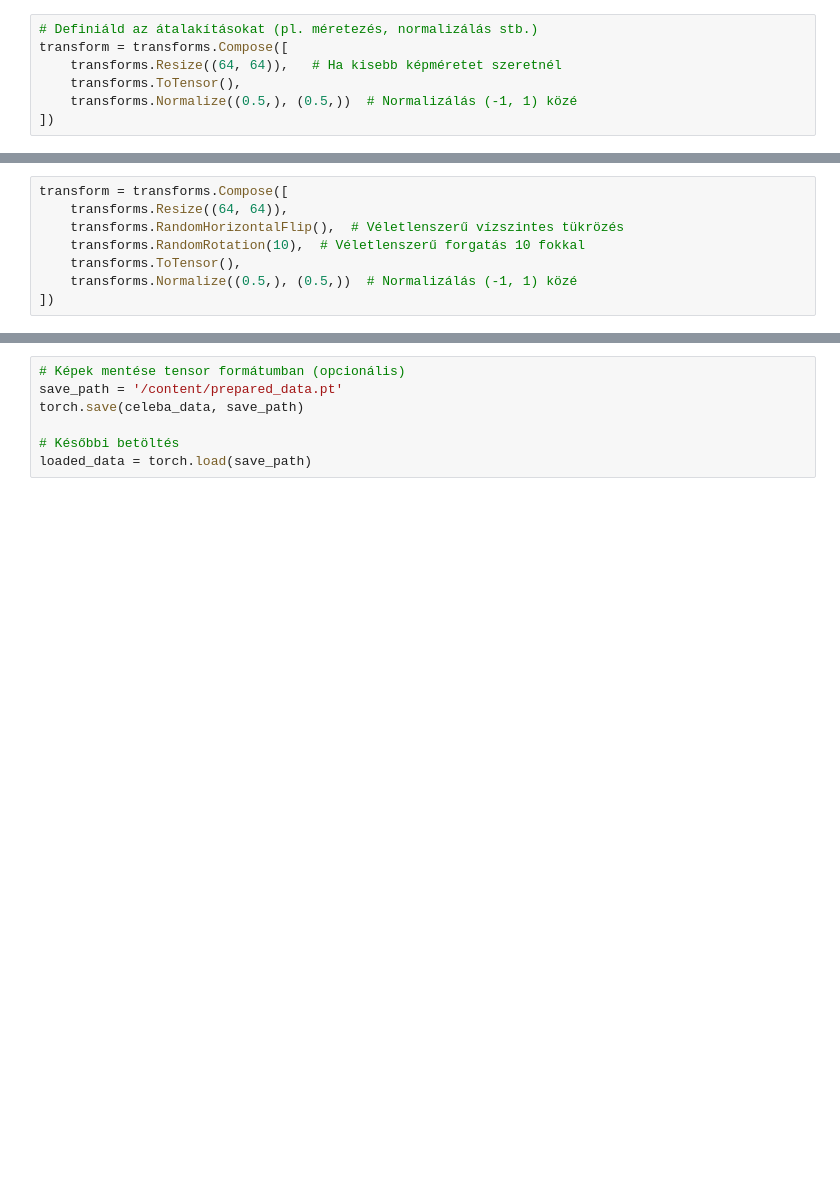
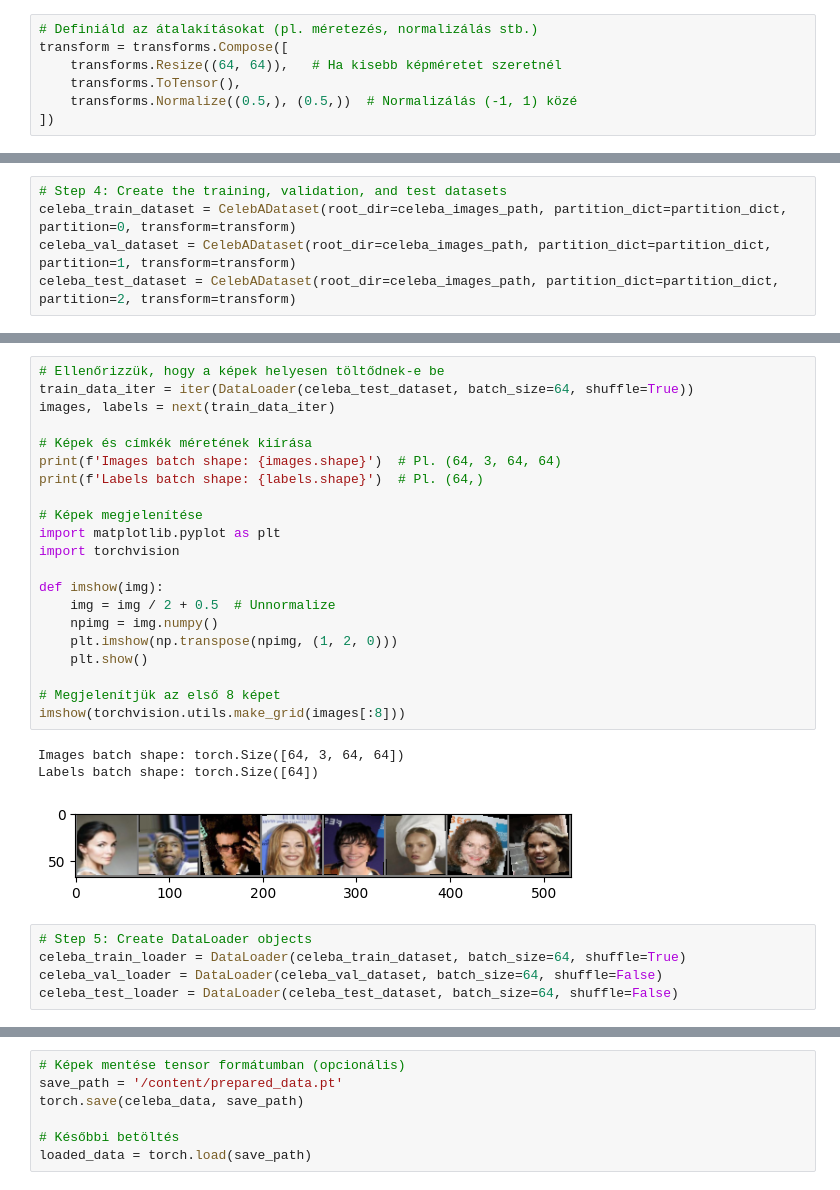
Before and after one commit to davidpataki0/DL-Project-work_Slepp, a Jupyter notebook: Project-work_Slepp.ipynb, the cells around one changed output, grey strips where cells are left out. Saved outputs shown, nothing was run; the diff lists cells and outputs as text; blank space fills up the shorter version.

```diff
--- a/Project-work_Slepp.ipynb
+++ b/Project-work_Slepp.ipynb
@@ -66,8 +156,0 @@ imshow(torchvision.utils.make_grid(images))
-# %%
-transform = transforms.Compose([
-    transforms.Resize((64, 64)),
-    transforms.RandomHorizontalFlip(),  # Véletlenszerű vízszintes tükrözés
-    transforms.RandomRotation(10),  # Véletlenszerű forgatás 10 fokkal
-    transforms.ToTensor(),
-    transforms.Normalize((0.5,), (0.5,))  # Normalizálás (-1, 1) közé
-])
@@ -83,0 +187,5 @@ torch.Size([64, 3, 64, 64])
+# %%
+# Step 4: Create the training, validation, and test datasets
+celeba_train_dataset = CelebADataset(root_dir=celeba_images_path, partition_dict=partition_dict, partition=0, transform=transform)
+celeba_val_dataset = CelebADataset(root_dir=celeba_images_path, partition_dict=partition_dict, partition=1, transform=transform)
+celeba_test_dataset = CelebADataset(root_dir=celeba_images_path, partition_dict=partition_dict, partition=2, transform=transform)
@@ -83,0 +228,30 @@ torch.Size([64, 3, 64, 64])
+# %%
+# Ellenőrizzük, hogy a képek helyesen töltődnek-e be
+train_data_iter = iter(DataLoader(celeba_test_dataset, batch_size=64, shuffle=True))
+images, labels = next(train_data_iter)
+
+# Képek és címkék méretének kiírása
+print(f'Images batch shape: {images.shape}')  # Pl. (64, 3, 64, 64)
+print(f'Labels batch shape: {labels.shape}')  # Pl. (64,)
+
+# Képek megjelenítése
+import matplotlib.pyplot as plt
+import torchvision
+
+def imshow(img):
+    img = img / 2 + 0.5  # Unnormalize
+    npimg = img.numpy()
+    plt.imshow(np.transpose(npimg, (1, 2, 0)))
+    plt.show()
+
+# Megjelenítjük az első 8 képet
+imshow(torchvision.utils.make_grid(images[:8]))
+# %% [output]
+Images batch shape: torch.Size([64, 3, 64, 64])
+Labels batch shape: torch.Size([64])
+[figure, added]
+# %%
+# Step 5: Create DataLoader objects
+celeba_train_loader = DataLoader(celeba_train_dataset, batch_size=64, shuffle=True)
+celeba_val_loader = DataLoader(celeba_val_dataset, batch_size=64, shuffle=False)
+celeba_test_loader = DataLoader(celeba_test_dataset, batch_size=64, shuffle=False)
```
Also changed, not shown: parts of 19 cells of this notebook.
